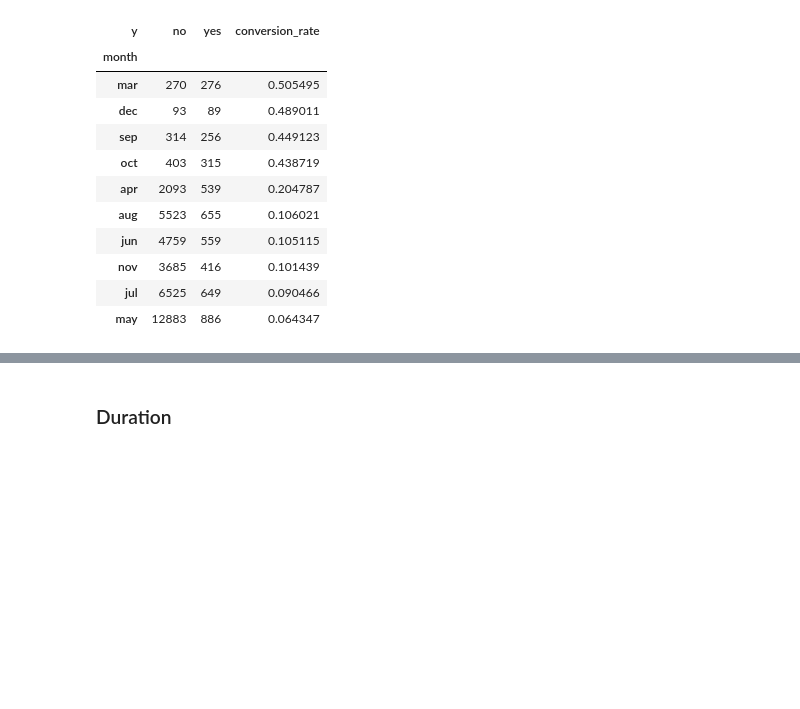
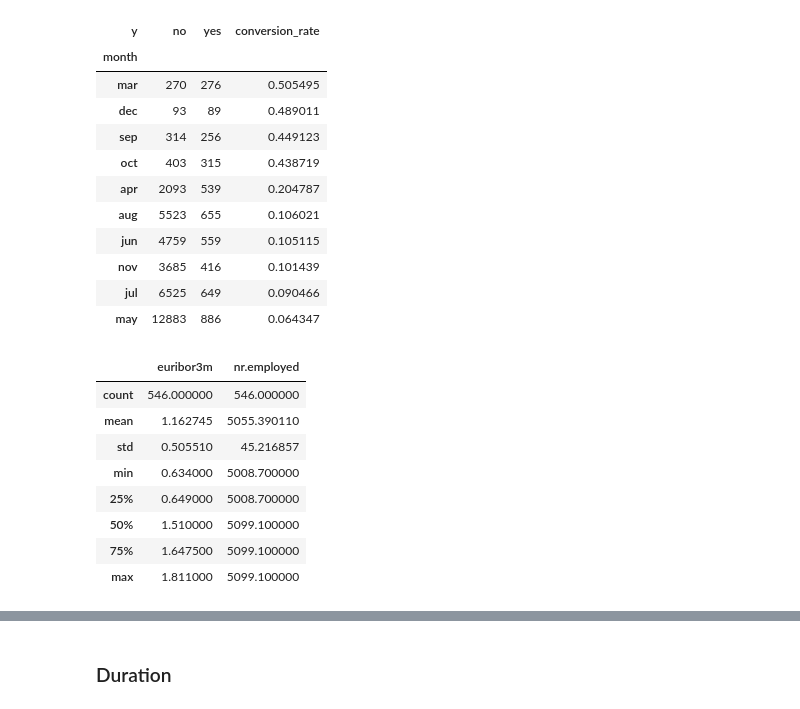
Before and after one commit to akmalraafid25/BetaGroup_JC_DS_OL_FinalProject, a Jupyter notebook: FinalProject.ipynb, the cells around one changed output, grey strips where cells are left out. Cells and saved outputs as stored; diff of their text form; code cells hidden in the pictures; blank space fills up the shorter version.

```diff
--- a/FinalProject.ipynb
+++ b/FinalProject.ipynb
@@ -952,3 +945,15 @@ month_conversion_sorted
 | nov | 3685 | 416 | 0.101439 |
 | jul | 6525 | 649 | 0.090466 |
 | may | 12883 | 886 | 0.064347 |
+# %%
+df[df['month'] == 'mar'][['euribor3m', 'nr.employed']].describe()
+# %% [output]
+|  | euribor3m | nr.employed |
+| count | 546.000000 | 546.000000 |
+| mean | 1.162745 | 5055.390110 |
+| std | 0.505510 | 45.216857 |
+| min | 0.634000 | 5008.700000 |
+| 25% | 0.649000 | 5008.700000 |
+| 50% | 1.510000 | 5099.100000 |
+| 75% | 1.647500 | 5099.100000 |
+| max | 1.811000 | 5099.100000 |
```
Also changed, not shown: parts of 14 cells of this notebook.
